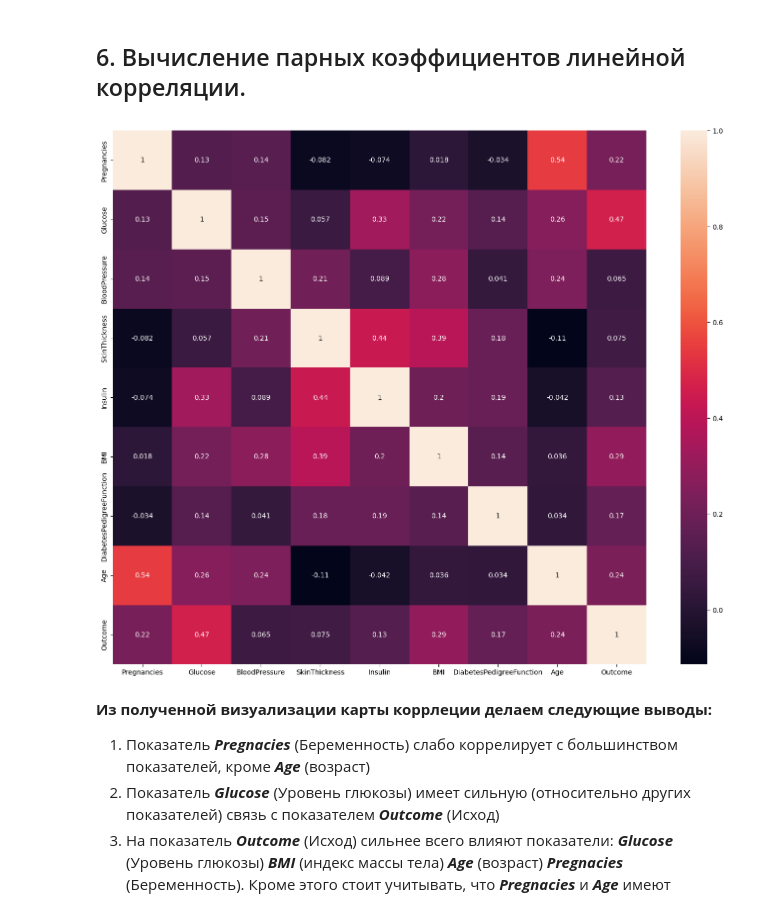
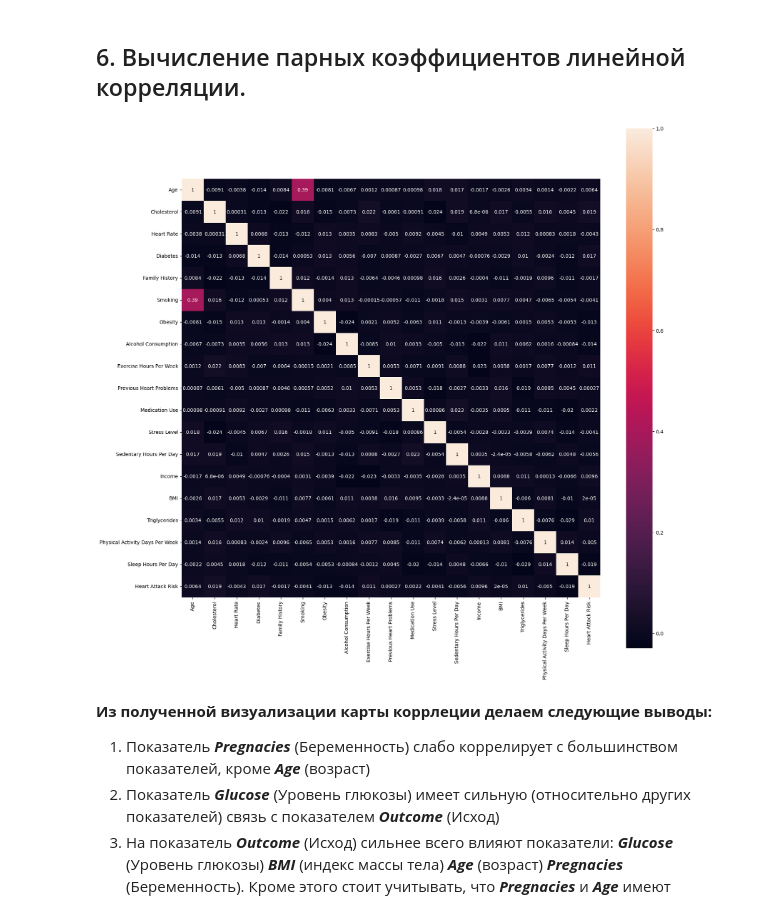
Before and after one commit to sfobosde/ResearchMethods, a Jupyter notebook: research_methods.ipynb, the cells around one changed output. Cells and saved outputs as stored; diff of their text form; code cells hidden in the pictures.

```diff
--- a/research_methods.ipynb
+++ b/research_methods.ipynb
@@ -51,0 +89,3 @@ data = data.sample(frac=1)
+# %%
+exclude_columns = ["Patient ID", "Sex", "Blood Pressure", "Diet", "Country", "Continent", "Hemisphere"]
+print(exclude_columns)
@@ -51,0 +96,3 @@ data = data.sample(frac=1)
+# %%
+input_columns = [col for col in data.columns if col not in key_columns and col not in exclude_columns]
+print(input_columns)
@@ -52,9 +104,12 @@ data = data.sample(frac=1)
+# %%
+def select_and_convert_columns(pd_data, columns, out_type):
+    selected_data = pd_data[columns]
+    selected_data = selected_data.astype(out_type)
+    return selected_data
 # %% [markdown]
 Приведем к типу вещественного числа (**float**) для удоства дальнейших вычислений
 # %%
 data1 = data.replace(',','.', regex=True)
-data.iloc[:, 8:12] = data1.iloc[:, 8:12].astype(float)
-data.iloc[:, 14:16] = data1.iloc[:, 14:16].astype(float)
-data.iloc[:, 18:24] = data1.iloc[:, 18:24].astype(float)
-X = data.iloc[:, 4:25]
-Y = data.iloc[:, 1:4]
+# data = select_and_convert_columns(data, data.columns, str)
+X = select_and_convert_columns(data, input_columns, float)
+X.head()
@@ -277,11 +433,12 @@ for i in range(0, len(columns)):
 # %% [markdown]
 ## 6. Вычисление парных коэффициентов линейной корреляции.
 # %%
-corrmat = data.corr()
-f, ax = plt.subplots(figsize=(18, 14))
+corr_data = data[X.columns.append(Y.columns)]
+corrmat = corr_data.corr()
+f, ax = plt.subplots(figsize=(19, 19))
 sns.heatmap(corrmat, square=True, annot = True);
 # %% [output]
-[figure, old version]
+[figure, new version]
 # %% [markdown]
 **Из полученной визуализации карты коррлеции делаем следующие выводы:**
 1. Показатель ***Pregnacies*** (Беременность) слабо коррелирует с большинством показателей, кроме ***Age*** (возраст)
```
Also changed, not shown: parts of 38 cells of this notebook, 1 other file.
